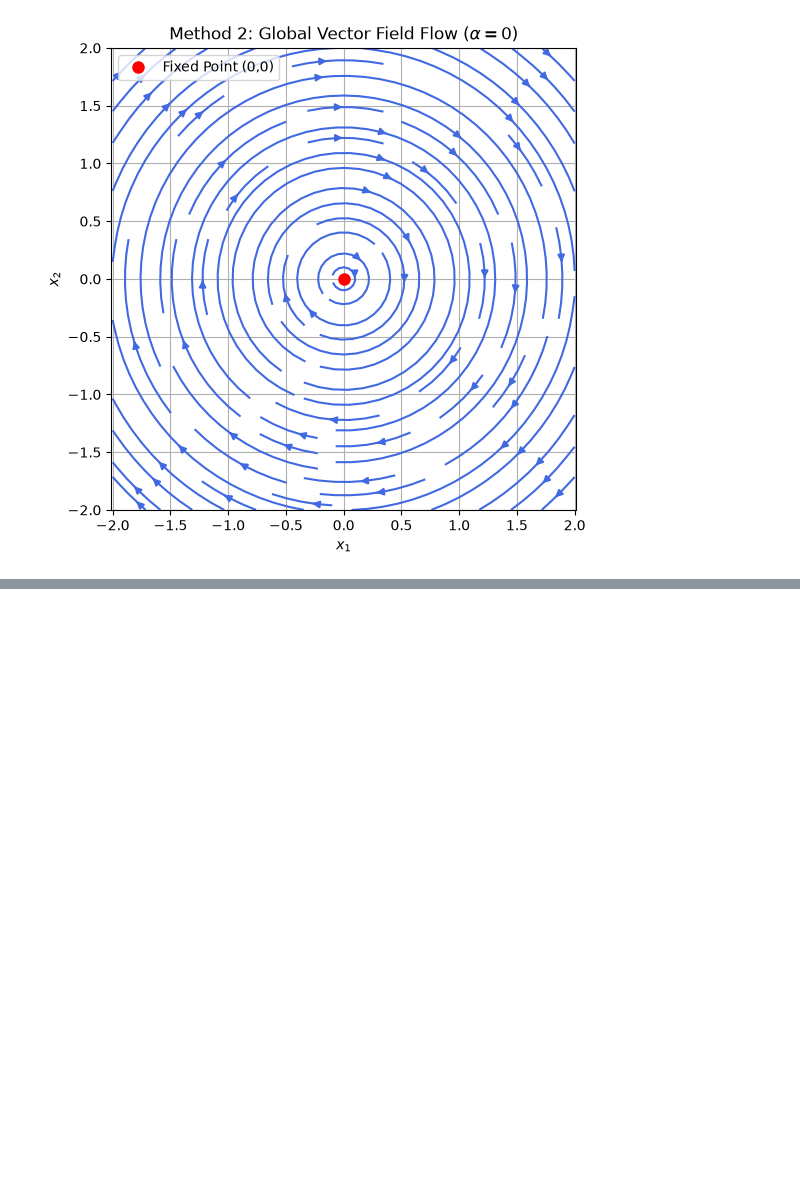
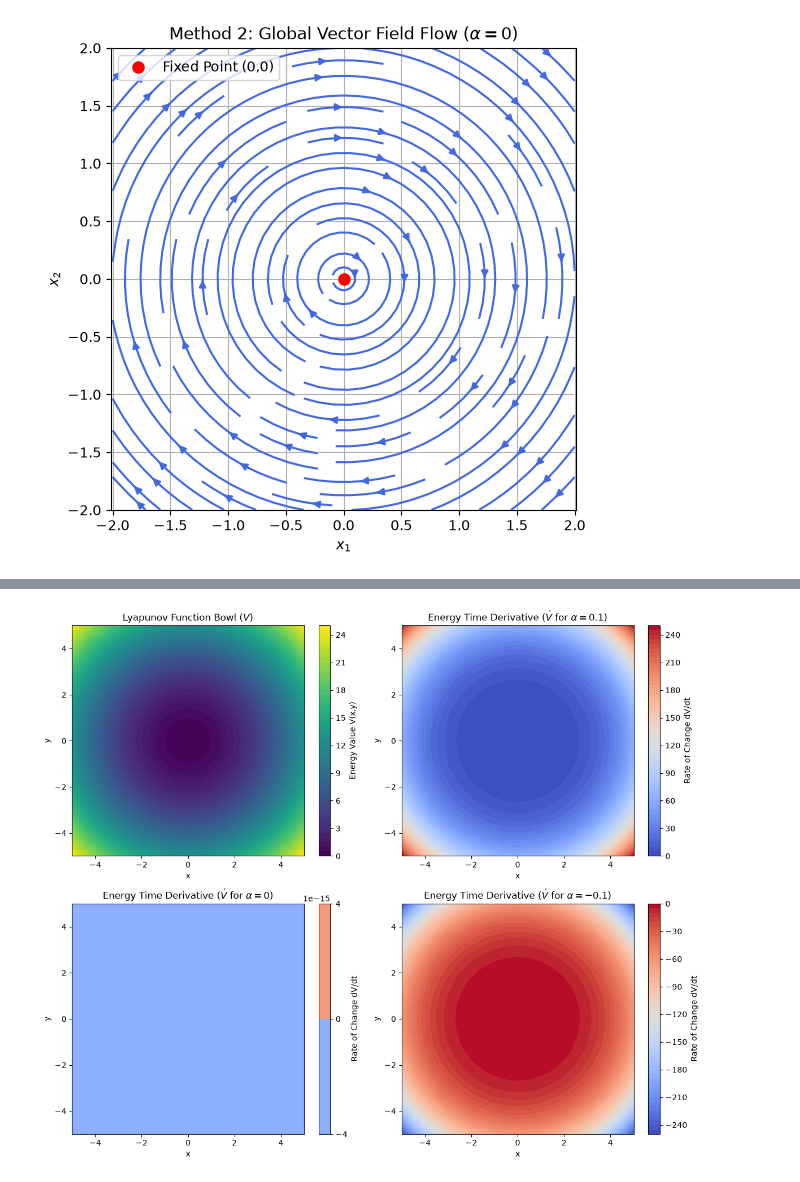
Before and after one commit to Sean26-iti/ShortCourseforMathematicalNeuro, a Jupyter notebook: E&HChapterTwo.ipynb, the cells around one changed output, grey strips where cells are left out. Drawn from its saved outputs; the diff is of its cells as text; code cells hidden in the pictures; blank space fills up the shorter version.

```diff
--- a/E&HChapterTwo.ipynb
+++ b/E&HChapterTwo.ipynb
@@ -214,0 +247,56 @@ Notebook name check skipped (library not installed).
+# %%
+#Let's set up our functions
+
+def lyapunov_V(X, Y):
+    A = (X**2 + Y**2) / 2
+    return A
+
+def lyapunov_Vdot(X, Y, alpha):
+    B = alpha * ((X**2 + Y**2)**2)
+    return B
+
+x_range = np.linspace(-5, 5, 500)
+y_range = np.linspace(-5, 5, 500)
+
+X1, Y1 = np.meshgrid(x_range, y_range)
+
+EV = lyapunov_V(X1,Y1)
+
+alpha_pos = 0.1
+alpha_zero = 0
+alpha_neg = -0.1
+
+EdV_pos= lyapunov_Vdot(X1,Y1,alpha_pos)
+EdV_zero= lyapunov_Vdot(X1,Y1,alpha_zero)
+EdV_neg= lyapunov_Vdot(X1,Y1,alpha_neg)
+
+fig, axes = plt.subplots(2,2, figsize=(12,10))
+
+contour_V = axes[0,0].contourf(X1, Y1, EV, levels=50, cmap ='viridis')
+axes[0,0].set_title(r"Lyapunov Function Bowl ($V$)")
+axes[0,0].set_xlabel("x")
+axes[0,0].set_ylabel("y")
+fig.colorbar(contour_V, ax=axes[0,0], label="Energy Value V(x,y)")
+
+contour_Vdot = axes[0,1].contourf(X1, Y1, EdV_pos, levels=50, cmap='coolwarm')
+axes[0,1].set_title(r"Energy Time Derivative ($\dot{V}$ for $\alpha = 0.1$)")
+axes[0,1].set_xlabel("x")
+axes[0,1].set_ylabel("y")
+fig.colorbar(contour_Vdot, ax=axes[0,1], label="Rate of Change dV/dt")
+
+contour_Vdot = axes[1,0].contourf(X1, Y1, EdV_zero, levels=50, cmap='coolwarm')
+axes[1,0].set_title(r"Energy Time Derivative ($\dot{V}$ for $\alpha = 0$)")
+axes[1,0].set_xlabel("x")
+axes[1,0].set_ylabel("y")
+fig.colorbar(contour_Vdot, ax=axes[1,0], label="Rate of Change dV/dt")
+
+contour_Vdot = axes[1,1].contourf(X1, Y1, EdV_neg, levels=50, cmap='coolwarm')
+axes[1,1].set_title(r"Energy Time Derivative ($\dot{V}$ for $\alpha = -0.1$)")
+axes[1,1].set_xlabel("x")
+axes[1,1].set_ylabel("y")
+fig.colorbar(contour_Vdot, ax=axes[1,1], label="Rate of Change dV/dt")
+
+plt.tight_layout()
+plt.show()
+# %% [output]
+[figure, added]
```
Also changed, not shown: parts of 13 cells of this notebook.
